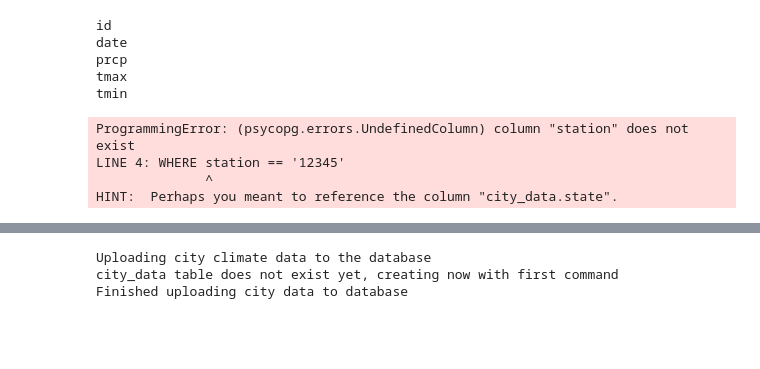
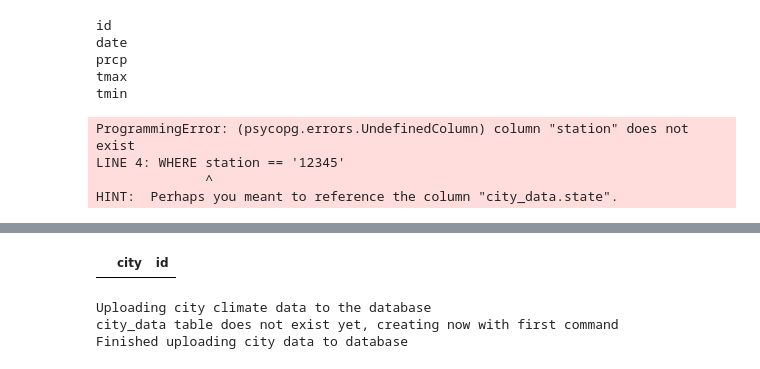
Before and after one commit to j-miskill/climate-ville, a Jupyter notebook: sandbox.ipynb, the cells around one changed output, grey strips where cells are left out. Cells and saved outputs as stored; diff of their text form; code cells hidden in the pictures; blank space fills up the shorter version.

```diff
--- a/sandbox.ipynb
+++ b/sandbox.ipynb
@@ -282,3 +281,12 @@ server closed the connection unexpectedly
+# %%
+query = """
+SELECT *
+FROM city_ids
+"""
+
+pd.read_sql_query(query, con=engine)
+# %% [output]
+|  | city | id |
 # %%
 # query = """
 # SELECT *
```
Also changed, not shown: parts of 5 cells of this notebook, 2 other files.
